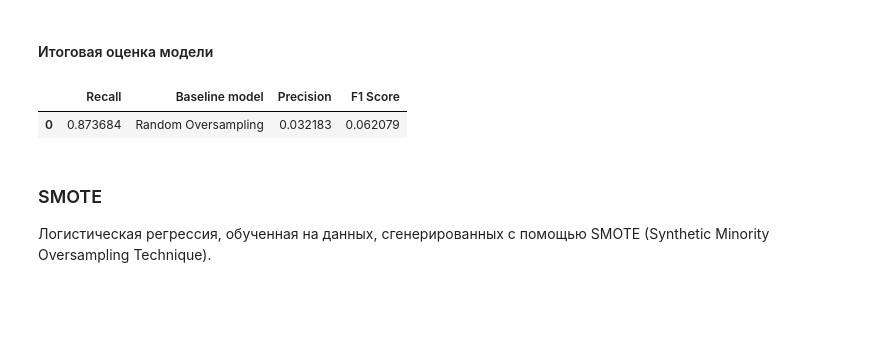
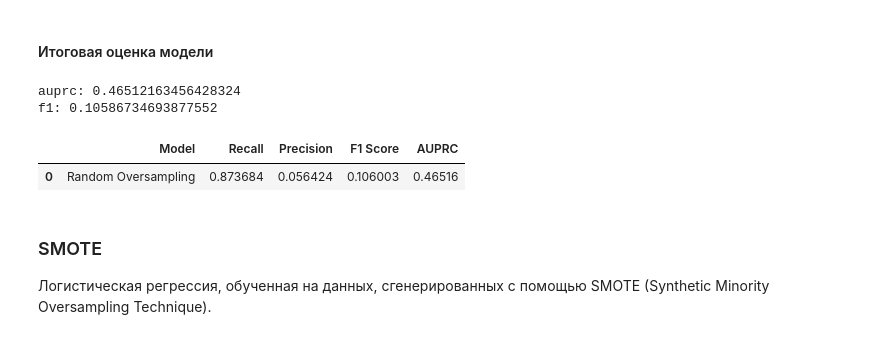
Before and after one commit to skytecat/FraudDetection, a Jupyter notebook: FraudDetection.ipynb, the cells around one changed output. Drawn from its saved outputs; the diff is of its cells as text; code cells hidden in the pictures; blank space fills up the shorter version.

```diff
--- a/FraudDetection.ipynb
+++ b/FraudDetection.ipynb
@@ -496,3 +474,15 @@ Score for train data:
 f1: 0.722
 recall: 0.619
 precision: 0.871
+# %%
+base_model.fit(X_train, y_train)
+test_pred = base_model.predict(X_test)
+precision, recall, _ = precision_recall_curve(y_test, test_pred)
+
+auprc_base = auc(recall, precision)
+f1_base = f1_score(y_test, test_pred)
+prec_base = precision_score(y_test, test_pred)
+recall_base = recall_score(y_test, test_pred)
+
+print(f'F1: {f1_base}')
+print(f'AUPRC: {auprc_base}')
@@ -740,12 +725,26 @@ print("AUPRC:", auprc)
+# %%
+# rand_over.fit(X_over, y_over)
+test_pred = grid_search.predict(X_test)
+precision, recall, _ = precision_recall_curve(y_test, test_pred)
+
+auprc_randover = auc(recall, precision)
+f1_randover = f1_score(y_test, test_pred)
+prec_randover = precision_score(y_test, test_pred)
+recall_randover = recall_score(y_test, test_pred)
+print(f'auprc: {auprc_randover}')
+print(f'f1: {f1_randover}')
+# %% [output]
+auprc: 0.46512163456428324
+f1: 0.10586734693877552
 # %%
-ndf = [(recall, precision, f1)]
+ndf = [(recall_randover, prec_randover, f1_randover, auprc_randover)]
 
-randover_score = pd.DataFrame(data = ndf, columns=['Recall','Precision','F1 Score'])
-randover_score.insert(1, 'Baseline model', 'Random Oversampling')
+randover_score = pd.DataFrame(data = ndf, columns=['Recall','Precision','F1 Score', 'AUPRC'])
+randover_score.insert(0, 'Model', 'Random Oversampling')
 randover_score
 # %% [output]
-|  | Recall | Baseline model | Precision | F1 Score |
-| 0 | 0.873684 | Random Oversampling | 0.032183 | 0.062079 |
+|  | Model | Recall | Precision | F1 Score | AUPRC |
+| 0 | Random Oversampling | 0.873684 | 0.056424 | 0.106003 | 0.46516 |
 # %% [markdown]
 ### SMOTE
 Логистическая регрессия, обученная на данных, сгенерированных с помощью SMOTE
```
Also changed, not shown: parts of 34 cells of this notebook.
